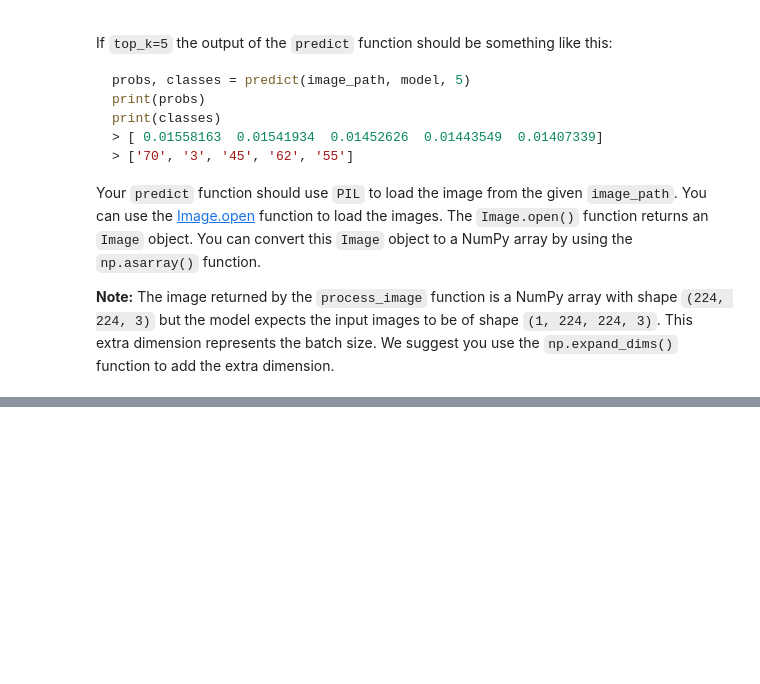
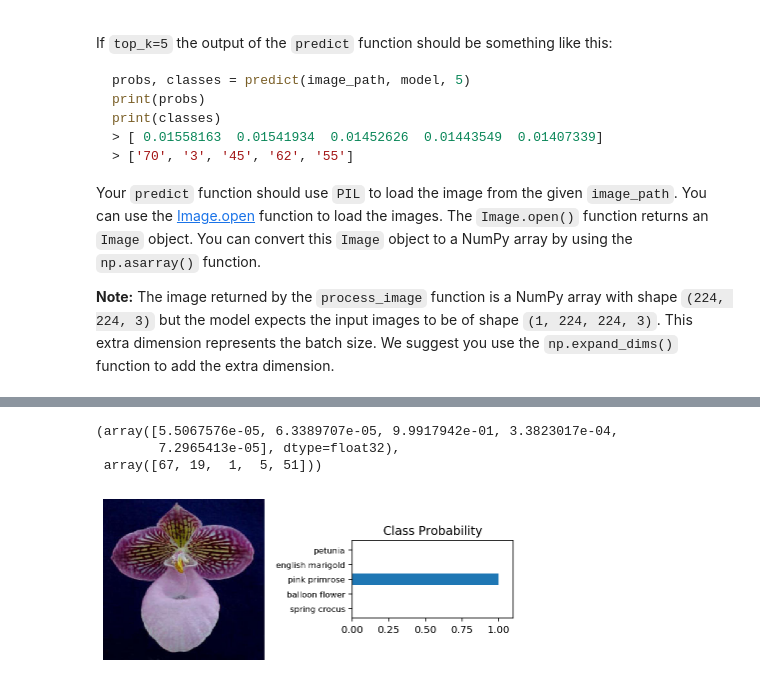
Before and after one commit to NasimKh/intro-to-ml-tensorflow, a Jupyter notebook: projects/p2_image_classifier/Project_Image_Classifier_Project.ipynb, the cells around one changed output, grey strips where cells are left out. Drawn from its saved outputs; the diff is of its cells as text; code cells hidden in the pictures; blank space fills up the shorter version.

```diff
--- a/projects/p2_image_classifier/Project_Image_Classifier_Project.ipynb
+++ b/projects/p2_image_classifier/Project_Image_Classifier_Project.ipynb
@@ -278,0 +289,9 @@ When training make sure you're updating only the weights of the feed-forward net
+# %%
+# TODO: Build and train your network.
+import tensorflow_hub as hub
+
+URL = "https://tfhub.dev/google/tf2-preview/mobilenet_v2/feature_vector/4"
+
+feature_extractor = hub.KerasLayer(URL, input_shape=(IMG_SIZE, IMG_SIZE,3))
+# %%
+feature_extractor.trainable = False
@@ -383,0 +647,67 @@ Your `predict` function should use `PIL` to load the image from the given `image
+# %%
+# TODO: Create the predict function
+def predict(image_path, model, top_k):
+    im = Image.open(image_path)
+    numpy_image = np.asarray(im)
+    image = process_image(numpy_image)
+    image = np.expand_dims(image , 0 )
+    prediction = model.predict(image)
+    classes = np.argpartition(prediction[0], -top_k)[-top_k:]
+    probs = prediction[0][classes]
+    return probs, classes
+# %%
+probs , classes = predict(image_path, model, 5)
+probs , classes
+# %% [output]
+(array([5.5067576e-05, 6.3389707e-05, 9.9917942e-01, 3.3823017e-04,
+        7.2965413e-05], dtype=float32),
+ array([67, 19,  1,  5, 51]))
+# %%
+# ig, (ax1, ax2) = plt.subplots(figsize=(10,10), ncols=2)
+# ax1.imshow(test_image)
+# ax1.set_title('Original Image')
+# ax2.imshow(processed_test_image)
+# ax2.set_title('Processed Image')
+# plt.tight_layout()
+# plt.show()
+
+
+
+# ps = model.predict(image_batch)
+# first_image = image_batch.numpy().squeeze()[0]
+# first_label = label_batch.numpy()[0]
+
+image_path = './test_images/hard-leaved_pocket_orchid.jpg'
+
+probs , classes = predict(image_path, model, 5)
+
+keys = classes
+fig, (ax1, ax2) = plt.subplots(figsize=(6,9), ncols=2)
+ax1.imshow(processed_test_image, cmap = plt.cm.binary)
+ax1.axis('off')
+#ax1.set_title(class_names[str(first_label)])
+ax2.barh(np.arange(5), probs)
+ax2.set_aspect(0.1)
+ax2.set_yticks(np.arange(5))
+ax2.set_yticklabels([class_names.get(str(key)) for key in classes], size='small');
+ax2.set_title('Class Probability')
+ax2.set_xlim(0, 1.1)
+plt.tight_layout()
+
+
+
+
+
+# fig, (ax1, ax2) = plt.subplots(figsize=(6,9), ncols=2)
+# ax1.imshow(first_image, cmap = plt.cm.binary)
+# ax1.axis('off')
+# ax1.set_title(class_names[str(first_label)])
+# ax2.barh(np.arange(5), probs)
+# ax2.set_aspect(0.1)
+# ax2.set_yticks(np.arange(5))
+# ax2.set_yticklabels([class_names.get(str(key)) for key in classes], size='small');
+# ax2.set_title('Class Probability')
+# ax2.set_xlim(0, 1.1)
+# plt.tight_layout()
+# %% [output]
+[figure, added]
```
Also changed, not shown: parts of 33 cells of this notebook, 3 other files.
